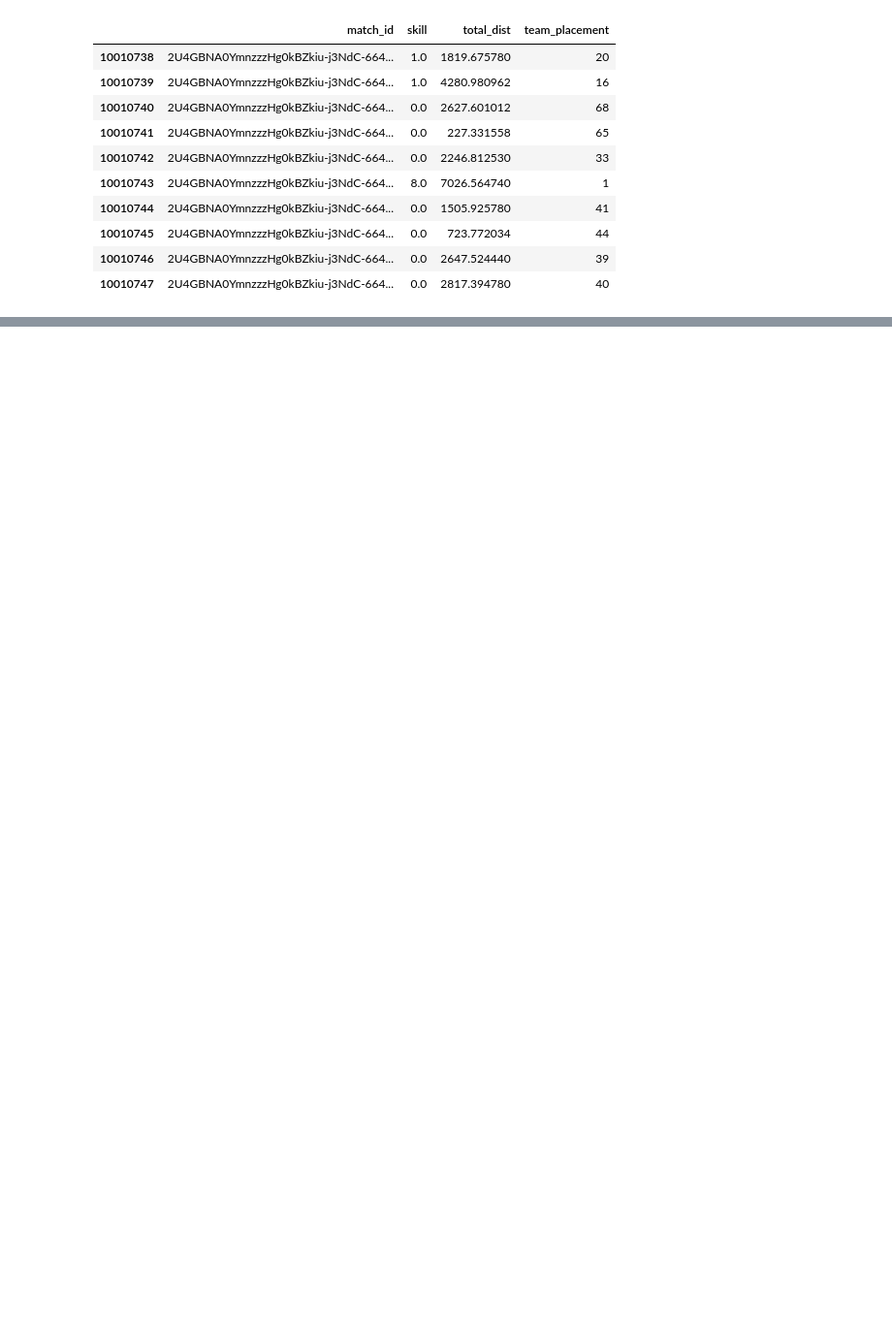
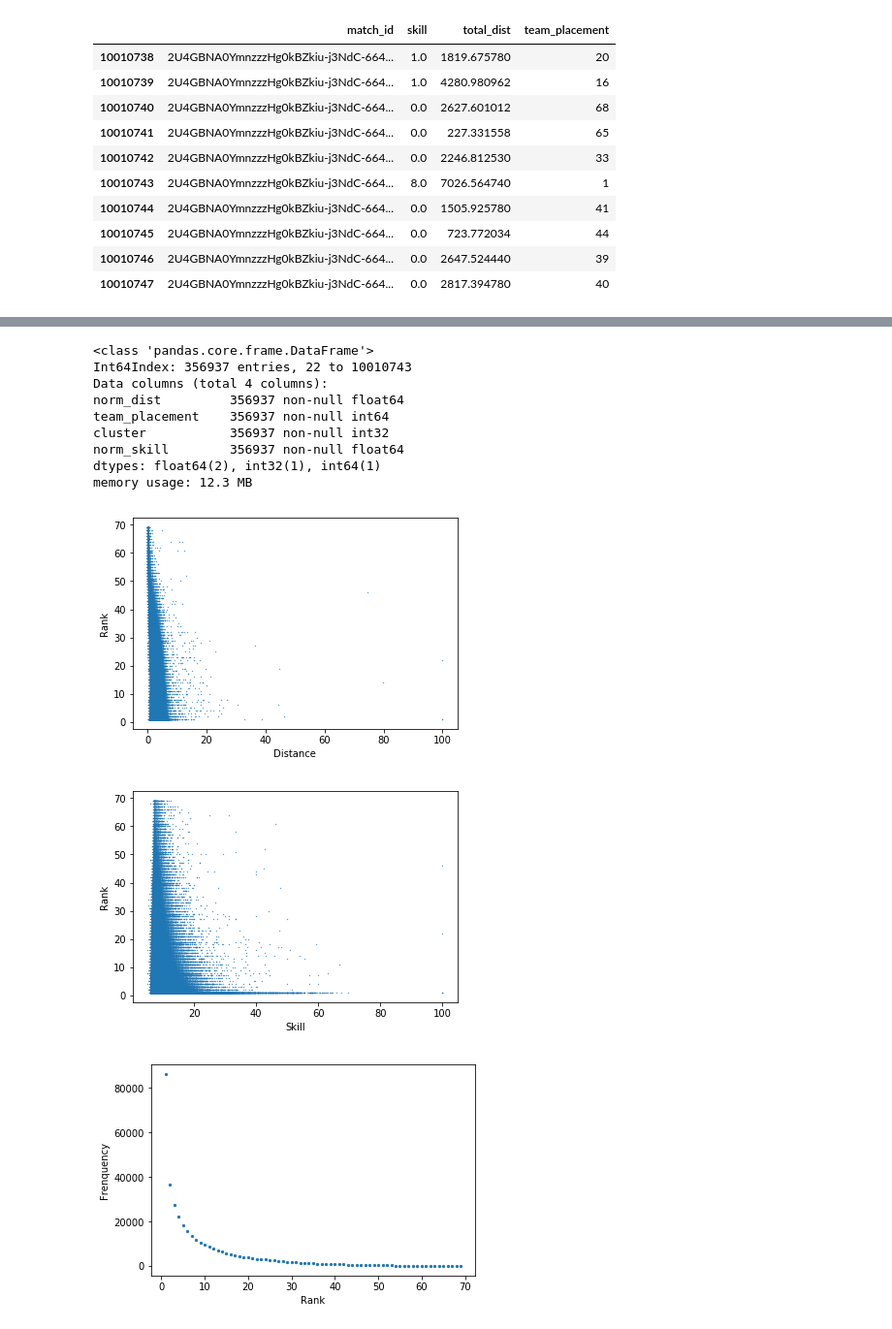
Before and after one commit to chenjianyi1995/Chicken-For-Dinner, a Jupyter notebook: Project/mining part 1.ipynb, the cells around one changed output, grey strips where cells are left out. Shown: that part at 97% size. Drawn from its saved outputs; the diff is of its cells as text; code cells hidden in the pictures; blank space fills up the shorter version.

```diff
--- a/Project/mining part 1.ipynb
+++ b/Project/mining part 1.ipynb
@@ -159,0 +198,30 @@ plt.show()
+# %%
+df10 = df6[df6.cluster == 3]
+df10.info()
+plt.scatter(df10['norm_dist'], df10['team_placement'], s=0.1, cmap='viridis')
+plt.xlabel("Distance")
+plt.ylabel("Rank")
+plt.show()
+plt.scatter(df10['norm_skill'], df10['team_placement'], s=0.1, cmap='viridis')
+plt.xlabel("Skill")
+plt.ylabel("Rank")
+plt.show()
+placement4 = np.array(df10['team_placement'])
+unique, counts = np.unique(placement4, return_counts=True)
+plt.scatter(unique, counts, s=5, cmap='viridis')
+plt.xlabel("Rank")
+plt.ylabel("Frenquency")
+plt.show()
+# %% [output]
+<class 'pandas.core.frame.DataFrame'>
+Int64Index: 356937 entries, 22 to 10010743
+Data columns (total 4 columns):
+norm_dist         356937 non-null float64
+team_placement    356937 non-null int64
+cluster           356937 non-null int32
+norm_skill        356937 non-null float64
+dtypes: float64(2), int32(1), int64(1)
+memory usage: 12.3 MB
+[figure, added]
+[figure, added]
+[figure, added]
```
Also changed, not shown: parts of 12 cells of this notebook.
